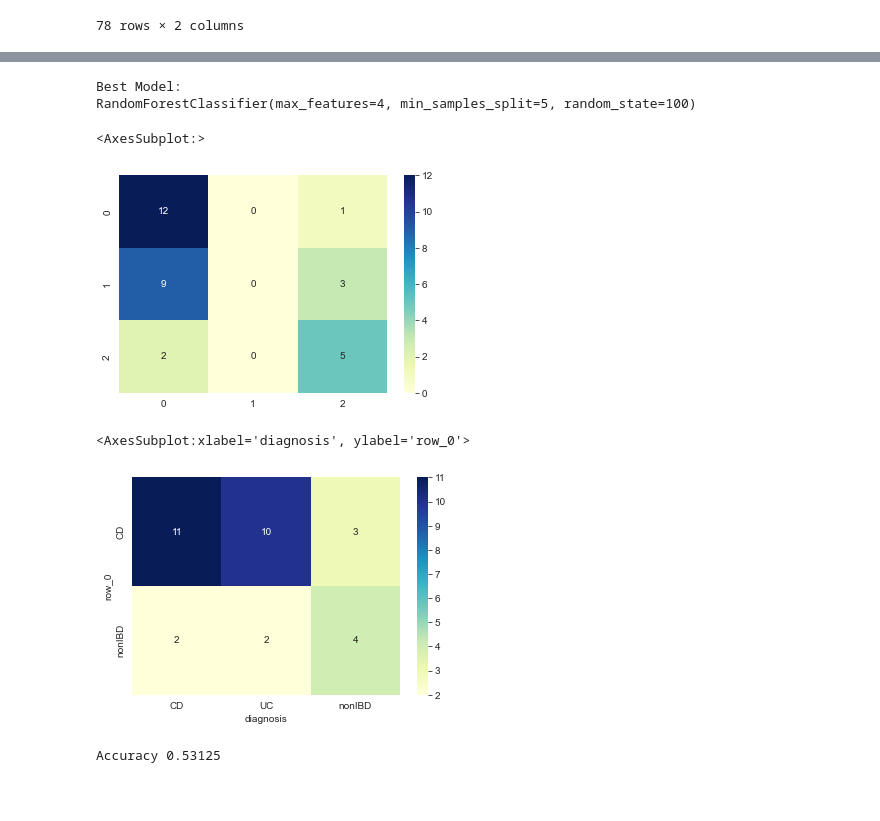
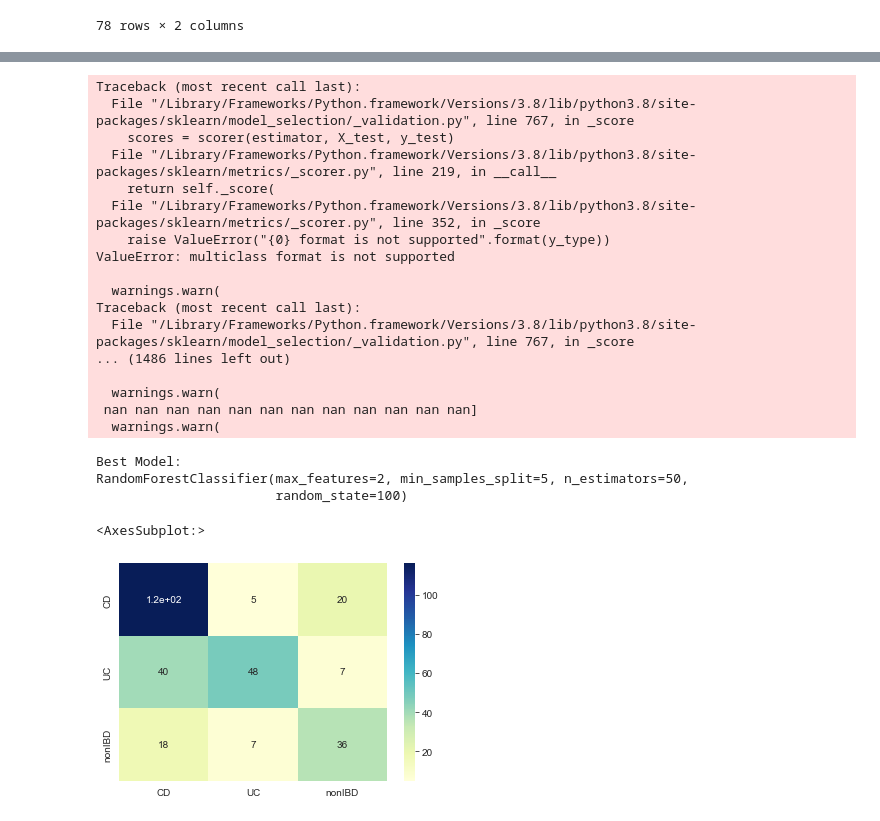
Before and after one commit to odedsabah/MGX_MTX, a Jupyter notebook: Predict_diagnosis /MetaPhlan/MP4_MTX_MGX_prediction.ipynb, the cells around one changed output, grey strips where cells are left out. Cells and saved outputs as stored; diff of their text form; code cells hidden in the pictures; blank space fills up the shorter version.

```diff
--- a/Predict_diagnosis /MetaPhlan/MP4_MTX_MGX_prediction.ipynb
+++ b/Predict_diagnosis /MetaPhlan/MP4_MTX_MGX_prediction.ipynb
@@ -25,7 +25,7 @@ from sklearn.metrics import roc_curve
 from sklearn.metrics import confusion_matrix
 from sklearn.metrics import cohen_kappa_score, make_scorer, f1_score, accuracy_score
 # %%
-mp = pd.read_csv('~/Downloads/ESCO_MGX_VS_MTX.csv').rename(columns={'Unnamed: 0' : 'External ID'})
+mp = pd.read_csv('~/Desktop/MGX_MTX.csv').rename(columns={'Unnamed: 0' : 'External ID'})
 mp = mp.set_index('External ID')
 mp
 # %% [output]
@@ -72,10 +72,11 @@ select_sampels_MTX
 | PSMA264U | 127.56480 | UC |
 78 rows × 2 columns
 # %%
-mp = mp.loc[select_sampels_MTX.index,:]
+# mp = mp.loc[select_sampels_MTX.index,:]
 # mp = mp.merge(select_sampels, how='inner', left_index=True, right_index=True)
 # mp = mp.loc[:,mp.columns.str.startswith('s__')]
-mp["diagnosis"] = select_sampels_MTX.iloc[:,-1]
+# mp["diagnosis"] = select_sampels_MTX.iloc[:,-1]
 # mp.to_csv("~/Desktop/Metaphlan3_to_cox.csv")
+mp.replace(np.nan,0, inplace=True)
 mp
 # %% [output]
@@ -96,5 +97,5 @@ mp
 # %%
-MTX_X = mp.iloc[:,1:918]
+MTX_X = mp.iloc[:,1:25]
 MTX_y = mp.iloc[:,-1]
 
 #fill NA's
@@ -106,44 +107,46 @@ X_train, X_test, y_train, y_test = train_test_split(MTX_X, MTX_y, test_size=0.40
 # %%
 n_estimators_RF = [50, 100, 250, 500, 1000]
 max_features_RF = [2,4,8,16,32,None]
 parameters_RF = {'n_estimators': n_estimators_RF,
                 'max_features': max_features_RF}
 
 RF_model = RandomForestClassifier(max_depth=None,
                                   min_samples_split=5, random_state=100)
-RF_clf = GridSearchCV(RF_model, parameters_RF, cv=5, scoring= 'accuracy') #completeness_score')
+RF_clf = GridSearchCV(RF_model, parameters_RF, cv=5, scoring= 'roc_auc') #completeness_score')
 
 RF_clf.fit(X_train, y_train)
 
 print("Best Model:")
 RF_model = RF_clf.best_estimator_
 print(RF_model)
 
 RF_predictions = RF_model.predict(X_test)
 
 # creating a confusion matrix
-cm_RF = confusion_matrix(y_test, RF_predictions)
-cm_RF
+labels = np.unique(y_test)
+cm_RF = confusion_matrix(y_test, RF_predictions,labels=labels)
+cm_RF = pd.DataFrame(cm_RF, index=labels, columns=labels)
 sns.heatmap(cm_RF, cmap="YlGnBu", annot=True)
 # %% [output]
-Best Model:
-RandomForestClassifier(max_features=4, min_samples_split=5, random_state=100)
+Traceback (most recent call last):
+  File "/Library/Frameworks/Python.framework/Versions/3.8/lib/python3.8/site-packages/sklearn/model_selection/_validation.py", line 767, in _score
+    scores = scorer(estimator, X_test, y_test)
+  File "/Library/Frameworks/Python.framework/Versions/3.8/lib/python3.8/site-packages/sklearn/metrics/_scorer.py", line 219, in __call__
+    return self._score(
+  File "/Library/Frameworks/Python.framework/Versions/3.8/lib/python3.8/site-packages/sklearn/metrics/_scorer.py", line 352, in _score
+    raise ValueError("{0} format is not supported".format(y_type))
+ValueError: multiclass format is not supported
+
+  warnings.warn(
+Traceback (most recent call last):
+  File "/Library/Frameworks/Python.framework/Versions/3.8/lib/python3.8/site-packages/sklearn/model_selection/_validation.py", line 767, in _score
+... (1486 lines left out)
+
+  warnings.warn(
+ nan nan nan nan nan nan nan nan nan nan nan nan]
+  warnings.warn(
-<AxesSubplot:>
+Best Model:
+RandomForestClassifier(max_features=2, min_samples_split=5, n_estimators=50,
+                       random_state=100)
+<AxesSubplot:>
-[figure, old version]
+[figure, new version]
-# %%
-mod2 = RandomForestClassifier()
-
-mod2.fit(X_train,y_train)
-
-pred2 = mod2.predict(X_test)
-cm_RF_ = pd.crosstab(pred2, y_test)
-
-sns.heatmap(cm_RF_, cmap="YlGnBu", annot=True)
-# %% [output]
-<AxesSubplot:xlabel='diagnosis', ylabel='row_0'>
-[figure, removed]
-# %%
-from sklearn import metrics
-print("Accuracy", metrics.accuracy_score(y_test, RF_predictions))
-# %% [output]
-Accuracy 0.53125
```
Also changed, not shown: parts of 3 cells of this notebook, 29 other files.
